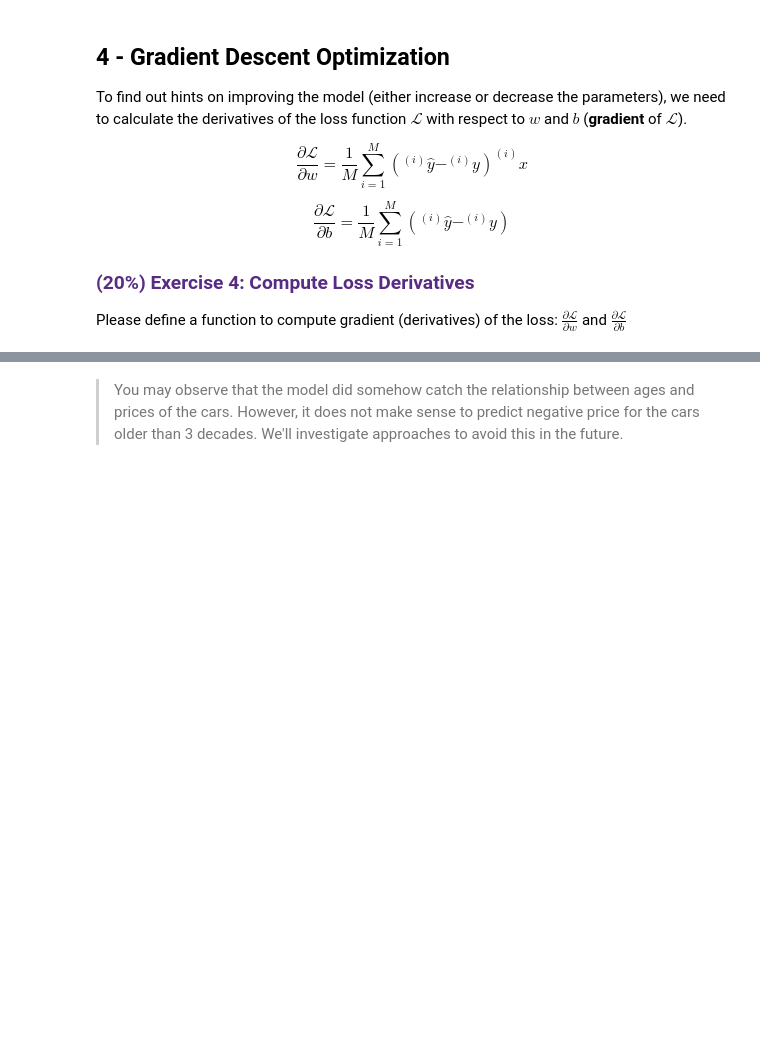
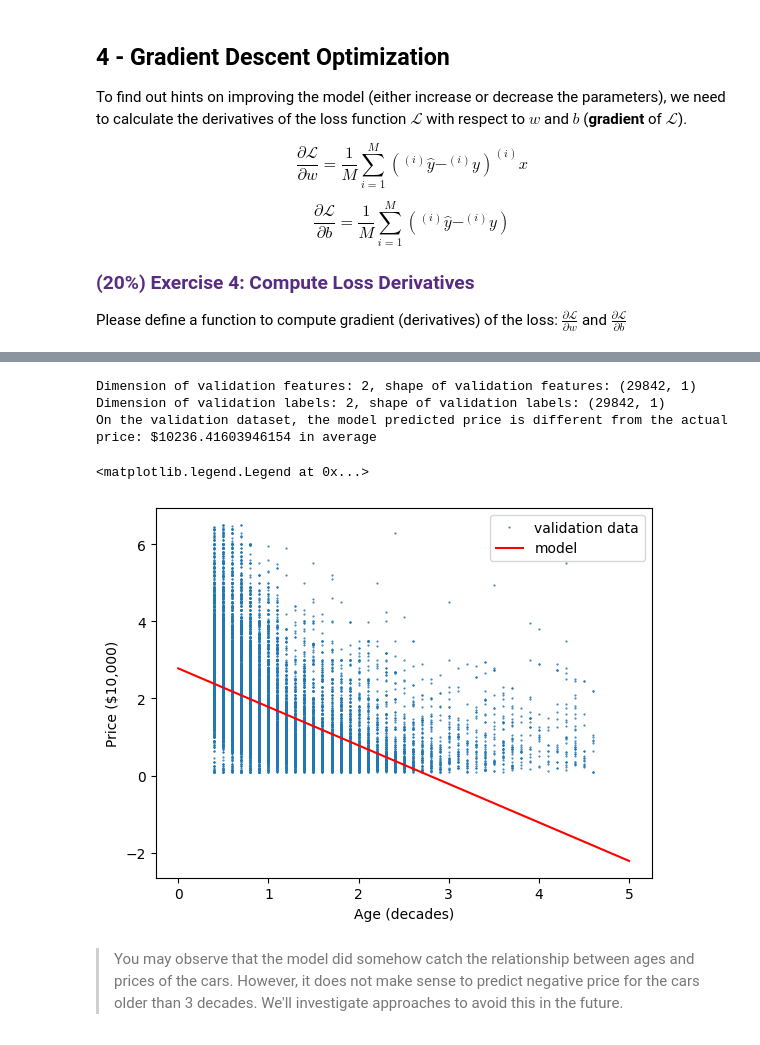
Before and after one commit to linzhangUCA/3321tpl-linear_model, a Jupyter notebook: linear_model.ipynb, the cells around one changed output, grey strips where cells are left out. Cells and saved outputs as stored; diff of their text form; code cells hidden in the pictures; blank space fills up the shorter version.

```diff
--- a/linear_model.ipynb
+++ b/linear_model.ipynb
@@ -330,23 +362,29 @@ Now, let's test the model with a new set of data.
 # %%
 # Load test dataset
-X_test = np.load(data_dir / "ages_test.npy").reshape(-1, 1) / 10  # rescale to per decade
-y_test = np.load(data_dir / "prices_test.npy").reshape(-1, 1) / 1e4  # rescale to per $10,000
-print(f"dimension of test features: {X_test.ndim}, shape of test features: {X_test.shape}")
-print(f"dimension of test labels: {y_test.ndim}, shape of test labels: {y_test.shape}")
+X_val = np.load(data_dir / "ages_val.npy").reshape(-1, 1) / 10  # rescale to per decade
+y_val = np.load(data_dir / "prices_val.npy").reshape(-1, 1) / 1e4  # rescale to per $10,000
+print(f"Dimension of validation features: {X_val.ndim}, shape of validation features: {X_val.shape}")
+print(f"Dimension of validation labels: {y_val.ndim}, shape of validation labels: {y_val.shape}")
 
-# Calculate mse loss of the model using the test data
+# Calculate mse loss of the model using the validation data
 ### START CODE HERE ### (≈ 2 lines of code)
-preds_test = None
-loss_test = None
+preds_val = None
+loss_val = None
 ### END CODE HERE ###
-print(f"On the test dataset, the model predicted price is different from the actual price: ${mse_loss(predictions=linear(X_test, w, b), labels=y_test) ** 0.5 * 1e4} in average")
+print(f"On the validation dataset, the model predicted price is different from the actual price: ${loss_val ** 0.5 * 1e4} in average")
 
-# To visualize the model for how it fits to the test data
+# To visualize the model for how it fits to the validation data
 plt.xlabel("Age (decades)")
 plt.ylabel("Price ($10,000)")
-plt.plot(X_test, y_test, '.', markersize=1)
+plt.plot(X_val, y_val, '.', markersize=1)
 plt.plot([0, 5], linear(np.array([0, 5]), w, b), 'r')
-plt.legend(['data', 'model'])
+plt.legend(['validation data', 'model'])
+# %% [output]
+Dimension of validation features: 2, shape of validation features: (29842, 1)
+Dimension of validation labels: 2, shape of validation labels: (29842, 1)
+On the validation dataset, the model predicted price is different from the actual price: $10236.41603946154 in average
+<matplotlib.legend.Legend at 0x...>
+[figure, added]
 # %% [markdown]
 > You may observe that the model did somehow catch the relationship between ages and prices of the cars. However, it does not make sense to predict negative price for the cars older than 3 decades. We'll investigate approaches to avoid this in the future.
 # %% [markdown]
```
Also changed, not shown: parts of 13 cells of this notebook.
